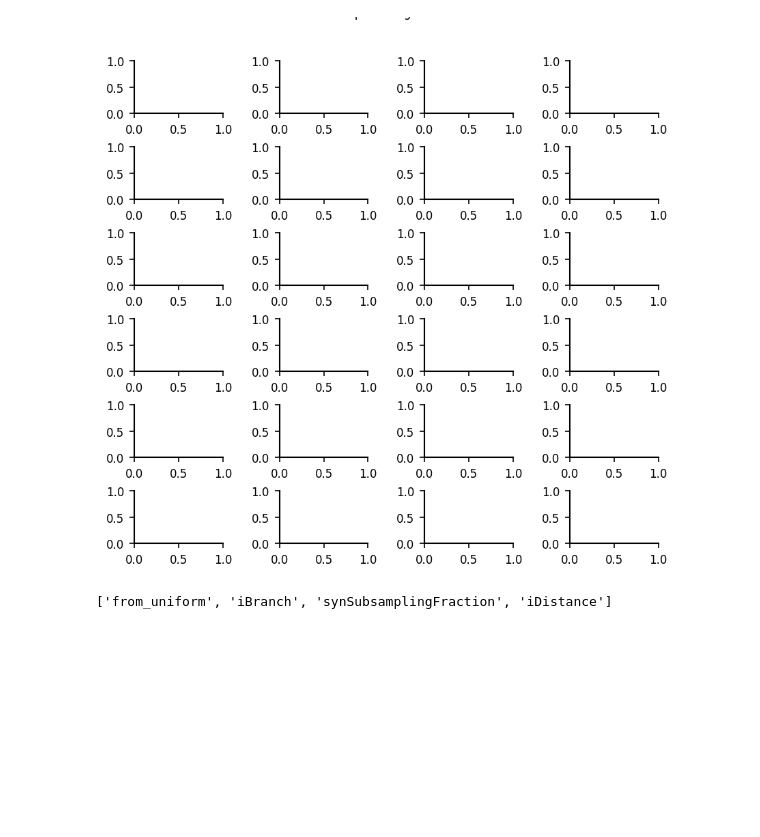
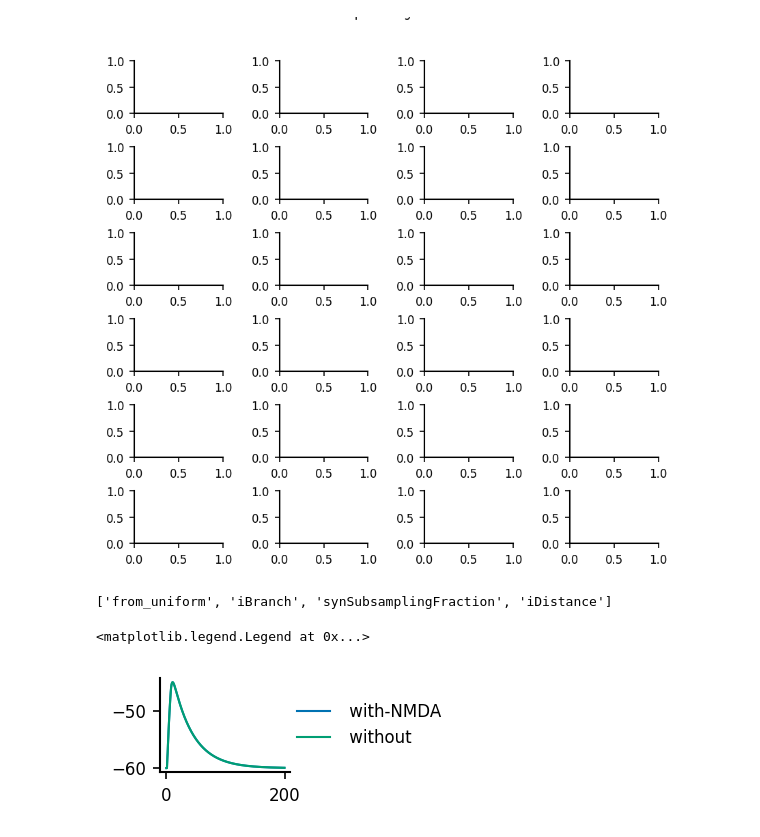
Before and after one commit to yzerlaut/pv-sst-dendrites, a Jupyter notebook: biophysical_modelling/detailed_model/Clustered-Input.ipynb, the cells around one changed output. Cells and saved outputs as stored; diff of their text form; code cells hidden in the pictures; blank space fills up the shorter version.

```diff
--- a/biophysical_modelling/detailed_model/Clustered-Input.ipynb
+++ b/biophysical_modelling/detailed_model/Clustered-Input.ipynb
@@ -408,3 +408,26 @@ AttributeError: 'Parallel' object has no attribute 'with_AMPA'
 sim.keys
 # %% [output]
 ['from_uniform', 'iBranch', 'synSubsamplingFraction', 'iDistance']
+# %%
+from parallel import Parallel
+
+sim = Parallel(\
+        filename='../../data/detailed_model/clusterStim_simTest_Martinotti.zip')
+
+sim.load()
+# %%
+loc = 'soma'
+sim.fetch_quantity_on_grid('real_%s' % loc, dtype=list)
+dt = sim.fetch_quantity_on_grid('dt', dtype=float, return_last=True)
+
+COLORS, LABELS = ['tab:orange', 'tab:grey'], [' with-NMDA', ' without']
+
+fig, ax = pt.figure()
+for f, label, color in zip([0,1], LABELS, COLORS):
+    params = {'with_NMDA':(label==LABELS[0])}
+    Vm = sim.get('real_%s' % loc, params)[0]
+    ax.plot(np.arange(len(Vm))*dt, Vm, label=label)
+ax.legend(loc=(1,0.2), frameon=False)
+# %% [output]
+<matplotlib.legend.Legend at 0x...>
+[figure, added]
```
Also changed, not shown: 2 other files.
